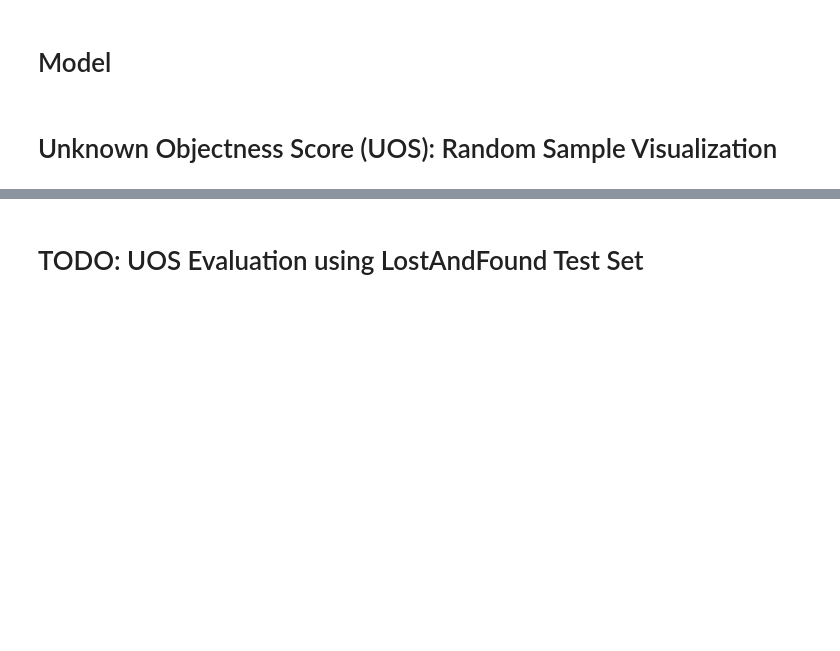
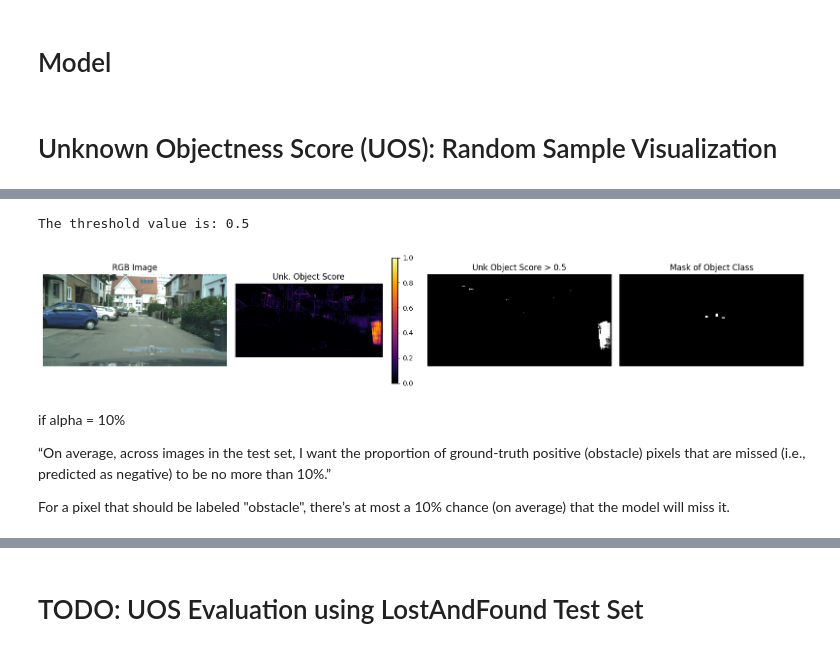
Before and after one commit to edgarcancinoe/maybe-obstacle, a Jupyter notebook: UAROI_Confromal_Risk_Control.ipynb, the cells around one changed output, grey strips where cells are left out. Saved outputs shown, nothing was run; the diff lists cells and outputs as text; code cells hidden in the pictures; blank space fills up the shorter version.

```diff
--- a/UAROI_Confromal_Risk_Control.ipynb
+++ b/UAROI_Confromal_Risk_Control.ipynb
@@ -294,0 +440,24 @@ Random Indices: [975, 868, 940]
+# %%
+#@title Visualize result
+df = dataset_test
+
+import random
+indices = random.randint(0,len(df))
+image, mask = df[indices]
+uoscore, unknown_score, objectness_score, pred_mask = model.unknown_obj_scores(image, uos_only=False)
+
+# predicted_masks = val_sgmd >= lamhat
+# Calculate empirical FNR
+# print(f"The empirical FNR is: {false_negative_rate(predicted_masks, val_gt_masks)} and the threshold value is: {lamhat}")
+
+print(f"The threshold value is: {0.5}")
+
+visualize_unknown_detection(
+    rgb_image=image,
+    unk_obj_score=uoscore,
+    gt_mask=mask.squeeze(0),
+    threshold=0.5,
+      )
+# %% [output]
+The threshold value is: 0.5
+[figure, added]
@@ -294,0 +472,6 @@ Random Indices: [975, 868, 940]
+# %% [markdown]
+if alpha = 10%
+
+“On average, across images in the test set, I want the proportion of ground-truth positive (obstacle) pixels that are missed (i.e., predicted as negative) to be no more than 10%.”
+
+For a pixel that should be labeled "obstacle", there’s at most a 10% chance (on average) that the model will miss it.
```
Also changed, not shown: parts of 33 cells of this notebook.
